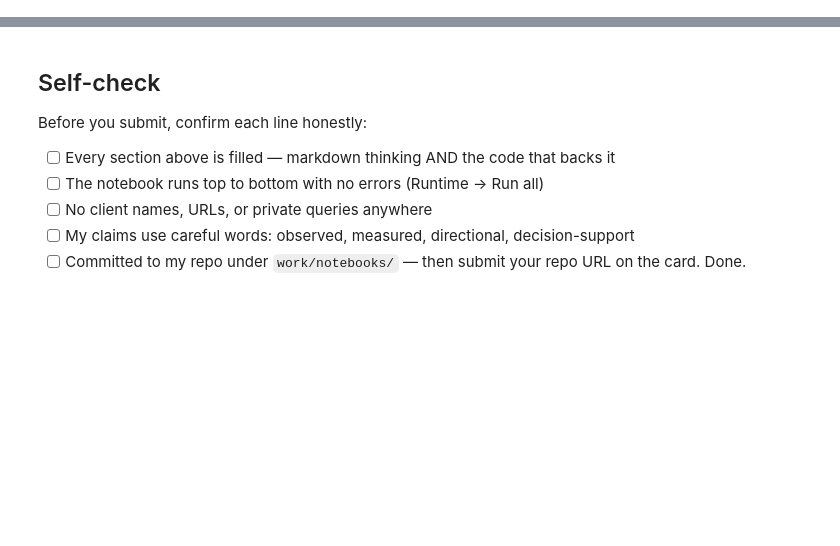
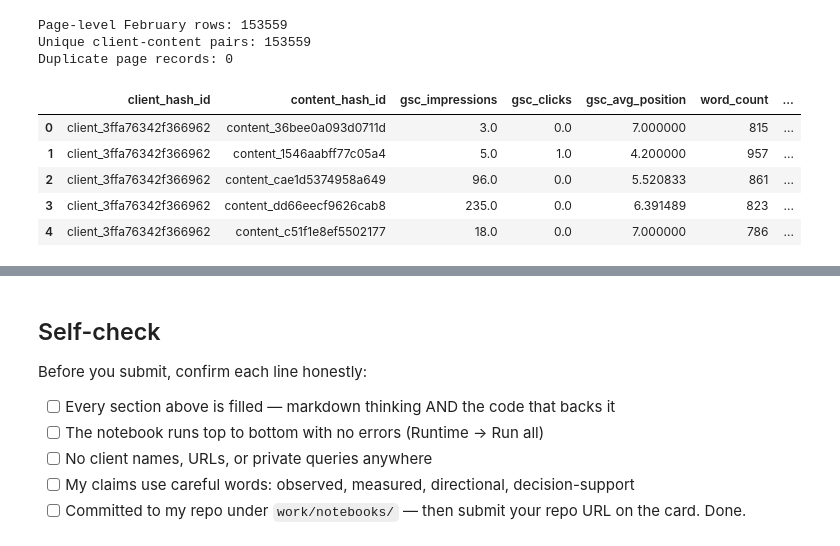
Before and after one commit to Lokeshtiwari723/Proto-ex, a Jupyter notebook: work/notebooks/w05_model.ipynb, the cells around one changed output, grey strips where cells are left out. Saved outputs shown, nothing was run; the diff lists cells and outputs as text; code cells hidden in the pictures; blank space fills up the shorter version.

```diff
--- a/work/notebooks/w05_model.ipynb
+++ b/work/notebooks/w05_model.ipynb
@@ -36,0 +68,71 @@ This skeleton is yours to fill. Work the sections **in order** — each one has
+# %%
+features = con.sql(f"""
+WITH feb_page AS (
+    SELECT
+        client_hash_id,
+        content_hash_id,
+
+        -- February monthly totals
+        SUM(gsc_impressions) AS gsc_impressions,
+        SUM(gsc_clicks) AS gsc_clicks,
+
+        -- Reconstruct February average position at page level
+        SUM(gsc_sum_position)
+            / NULLIF(SUM(gsc_impressions), 0)
+            AS gsc_avg_position
+
+    FROM {FEB}
+    WHERE gsc_data_available IS TRUE
+
+    GROUP BY
+        client_hash_id,
+        content_hash_id
+)
+
+SELECT
+    f.client_hash_id,
+    f.content_hash_id,
+    f.gsc_impressions,
+    f.gsc_clicks,
+    f.gsc_avg_position,
+    d.word_count,
+    d.content_created_date
+
+FROM feb_page AS f
+
+LEFT JOIN {DIM} AS d
+    ON f.client_hash_id = d.client_hash_id
+    AND f.content_hash_id = d.content_hash_id
+
+""").df()
+
+print("Page-level February rows:", len(features))
+
+print(
+    "Unique client-content pairs:",
+    features[
+        ["client_hash_id", "content_hash_id"]
+    ].drop_duplicates().shape[0]
+)
+
+duplicate_count = (
+    features
+    .duplicated(
+        subset=["client_hash_id", "content_hash_id"]
+    )
+    .sum()
+)
+
+print("Duplicate page records:", duplicate_count)
+
+display(features.head())
+# %% [output]
+Page-level February rows: 153559
+Unique client-content pairs: 153559
+Duplicate page records: 0
+|  | client_hash_id | content_hash_id | gsc_impressions | gsc_clicks | gsc_avg_position | word_count | ... |
+| 0 | client_3ffa76342f366962 | content_36bee0a093d0711d | 3.0 | 0.0 | 7.000000 | 815 | ... |
+| 1 | client_3ffa76342f366962 | content_1546aabff77c05a4 | 5.0 | 1.0 | 4.200000 | 957 | ... |
+| 2 | client_3ffa76342f366962 | content_cae1d5374958a649 | 96.0 | 0.0 | 5.520833 | 861 | ... |
+| 3 | client_3ffa76342f366962 | content_dd66eecf9626cab8 | 235.0 | 0.0 | 6.391489 | 823 | ... |
+| 4 | client_3ffa76342f366962 | content_c51f1e8ef5502177 | 18.0 | 0.0 | 7.000000 | 786 | ... |
```
Also changed, not shown: parts of 25 cells of this notebook.
